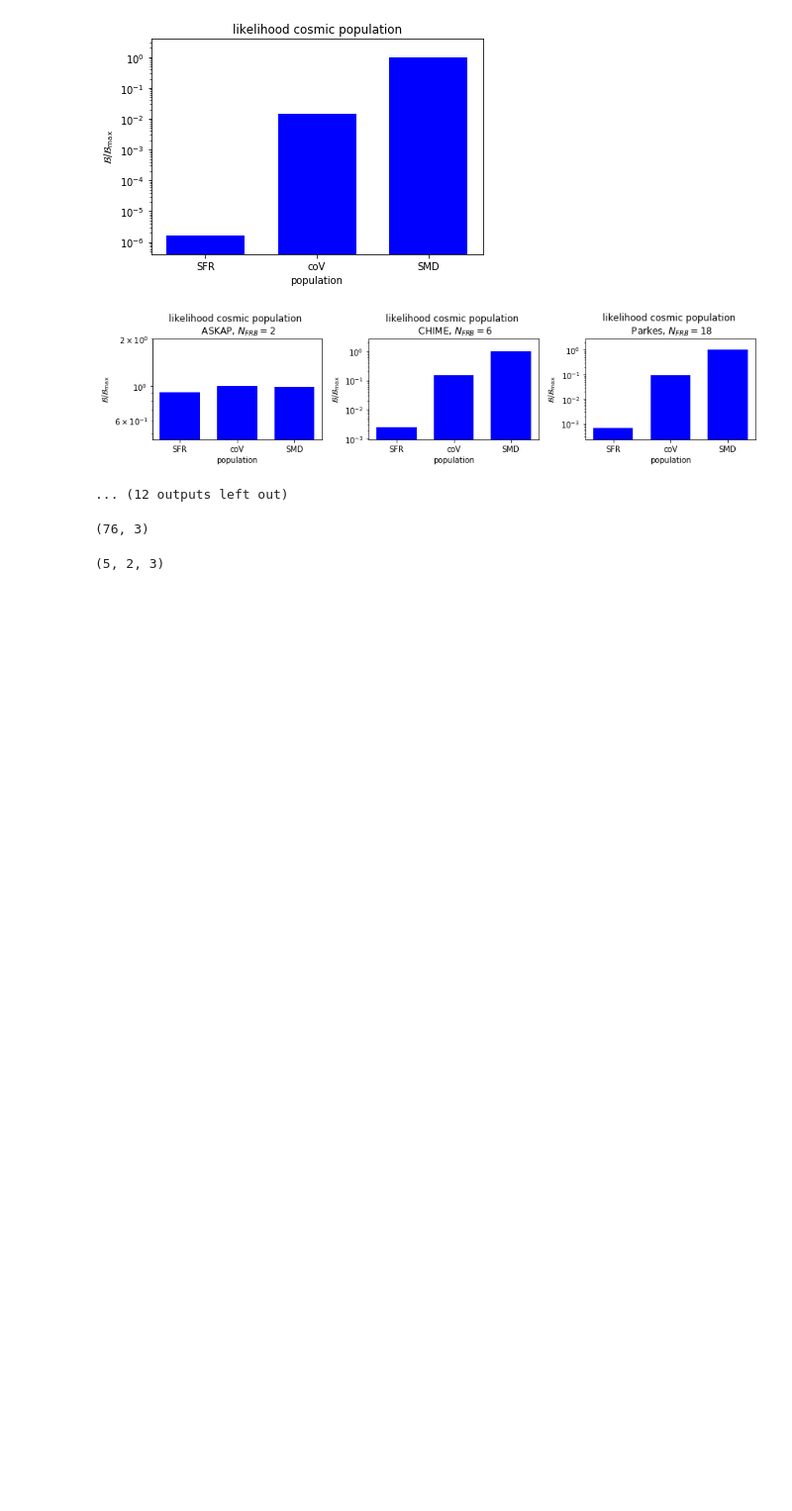
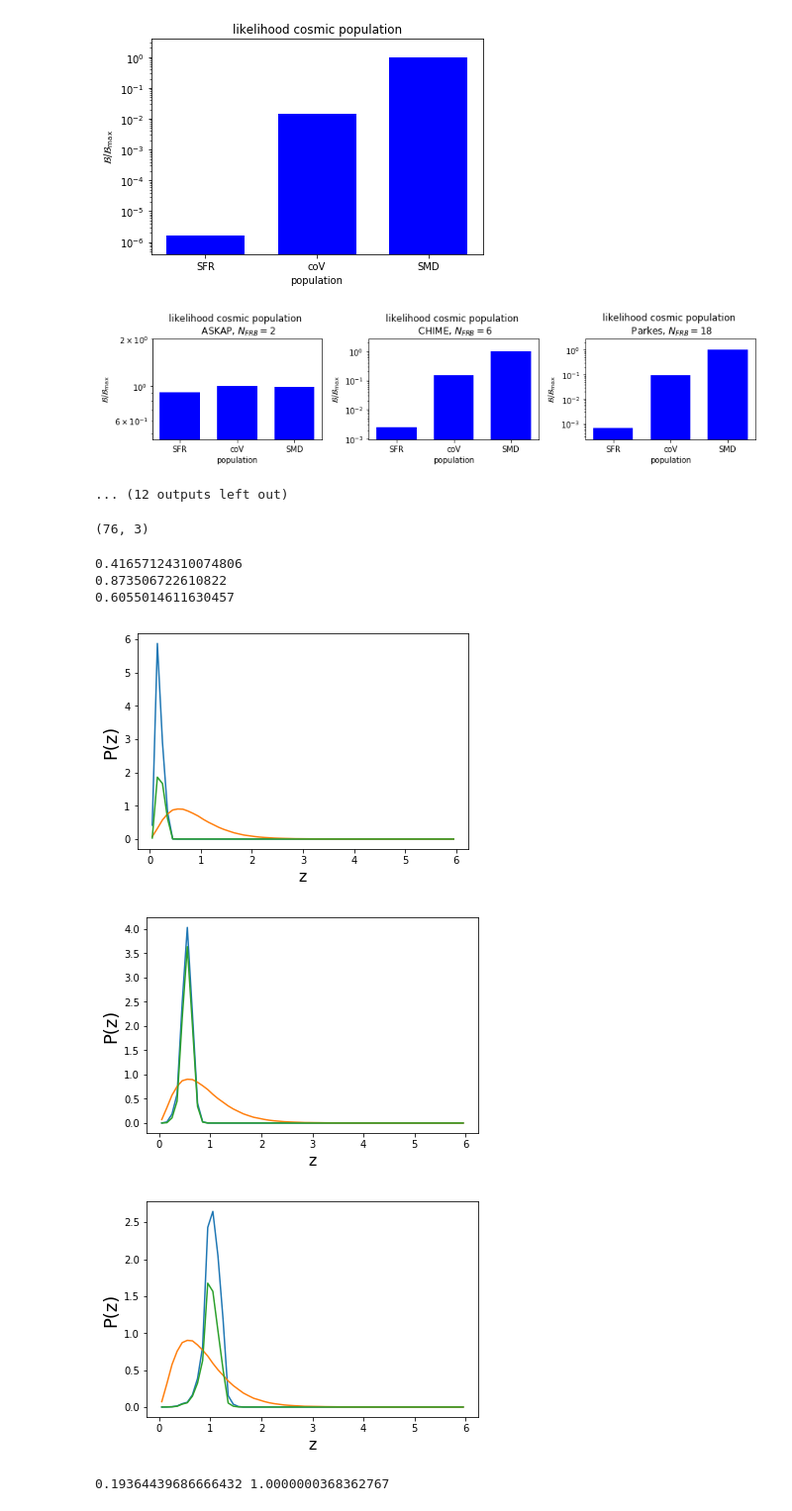
Before and after one commit to FRBs/PreFRBLE, a Jupyter notebook: notebooks/PreFRBLE_BaryonContentInference.ipynb, the cells around one changed output. Shown at 99% size. Cells and saved outputs as stored; diff of their text form; code cells hidden in the pictures; blank space fills up the shorter version.

```diff
--- a/notebooks/PreFRBLE_BaryonContentInference.ipynb
+++ b/notebooks/PreFRBLE_BaryonContentInference.ipynb
@@ -129,3 +215,6 @@ redshift_estimates = GetEstimatedRedshifts( tmp )
+# %%
+## read estimated redshifts of scenario into structured numpy array
+redshift_estimates = GetEstimatedRedshifts( scenario=tmp )
 # %%
 ### see how well the obtained redshifts compare to assumed population
 ### compare shape of likelihood function and compute Bayes factor
@@ -343,13 +460,31 @@ C = 0.800000
 LikelihoodPopulation( redshift_estimates ).shape
 # %% [output]
 (76, 3)
-# %%
-O = np.ones([2,3])
-o=[]
-
-for i in range(5):
-    o.append(O)
-
-np.array(o).shape
-# %% [output]
-(5, 2, 3)
+# %%
+def LikelihoodLikelihood( P1=[], P2=[], x=[] ):
+    """ compute the likelihood of of likelihood function P1 according to likelihood function P2, both with identical bin-ranges x"""
+    return np.sum(P1*P2*np.diff(x)**2)
+# %%
+population = 'SMD'
+telescope = 'Parkes'
+Ps, z = LikelihoodRedshift( DMs=np.array([700,1000,1500]), scenario=scenario, population=population, telescope=telescope )
+pi, z =  GetLikelihood_Redshift( population=population, telescope=telescope )
+
+for P in Ps:
+    fig, ax = plt.subplots()
+    PlotLikelihood( P=P, x=z, measure='z', log=False, ax=ax )
+    PlotLikelihood( P=pi, x=z, measure='z', log=False, ax=ax )
+    PlotLikelihood( P=P*pi, x=z, measure='z', log=False, ax=ax )
+
+    print( LikelihoodLikelihood( P1=P, P2=pi, x=z ))
+# %% [output]
+0.41657124310074806
+0.873506722610822
+0.6055014611630457
+[figure, added]
+[figure, added]
+[figure, added]
+# %%
+print( LikelihoodLikelihood( P1=P, P2=P, x=z ), np.sum(P*np.diff(z)))
+# %% [output]
+0.19364439686666432 1.0000000368362767
```
Also changed, not shown: parts of 21 cells of this notebook, 7 other files.
